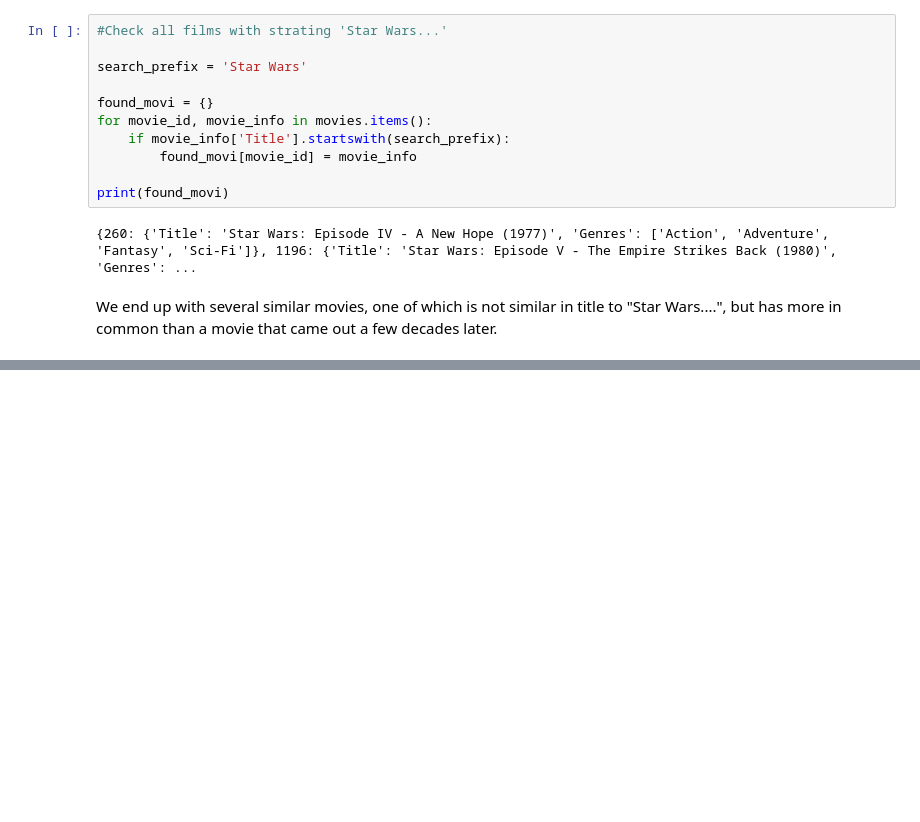
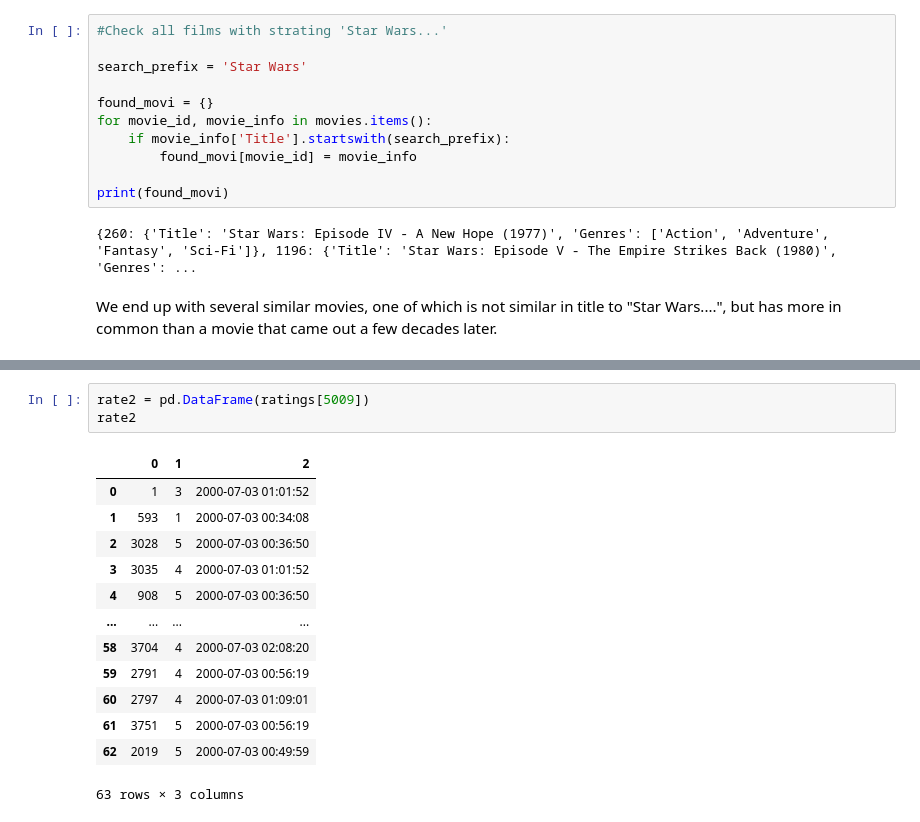
Before and after one commit to SergeyHSE/ALSalgorithm.github.io, a Jupyter notebook: ALS.ipynb, the cells around one changed output, grey strips where cells are left out. Saved outputs shown, nothing was run; the diff lists cells and outputs as text; blank space fills up the shorter version.

```diff
--- a/ALS.ipynb
+++ b/ALS.ipynb
@@ -501,0 +522,17 @@ We end up with several similar movies, one of which is not similar in title to "
+# %%
+rate2 = pd.DataFrame(ratings[5009])
+rate2
+# %% [output]
+|  | 0 | 1 | 2 |
+| 0 | 1 | 3 | 2000-07-03 01:01:52 |
+| 1 | 593 | 1 | 2000-07-03 00:34:08 |
+| 2 | 3028 | 5 | 2000-07-03 00:36:50 |
+| 3 | 3035 | 4 | 2000-07-03 01:01:52 |
+| 4 | 908 | 5 | 2000-07-03 00:36:50 |
+| ... | ... | ... | ... |
+| 58 | 3704 | 4 | 2000-07-03 02:08:20 |
+| 59 | 2791 | 4 | 2000-07-03 00:56:19 |
+| 60 | 2797 | 4 | 2000-07-03 01:09:01 |
+| 61 | 3751 | 5 | 2000-07-03 00:56:19 |
+| 62 | 2019 | 5 | 2000-07-03 00:49:59 |
+63 rows × 3 columns
```
Also changed, not shown: parts of 2 cells of this notebook.
